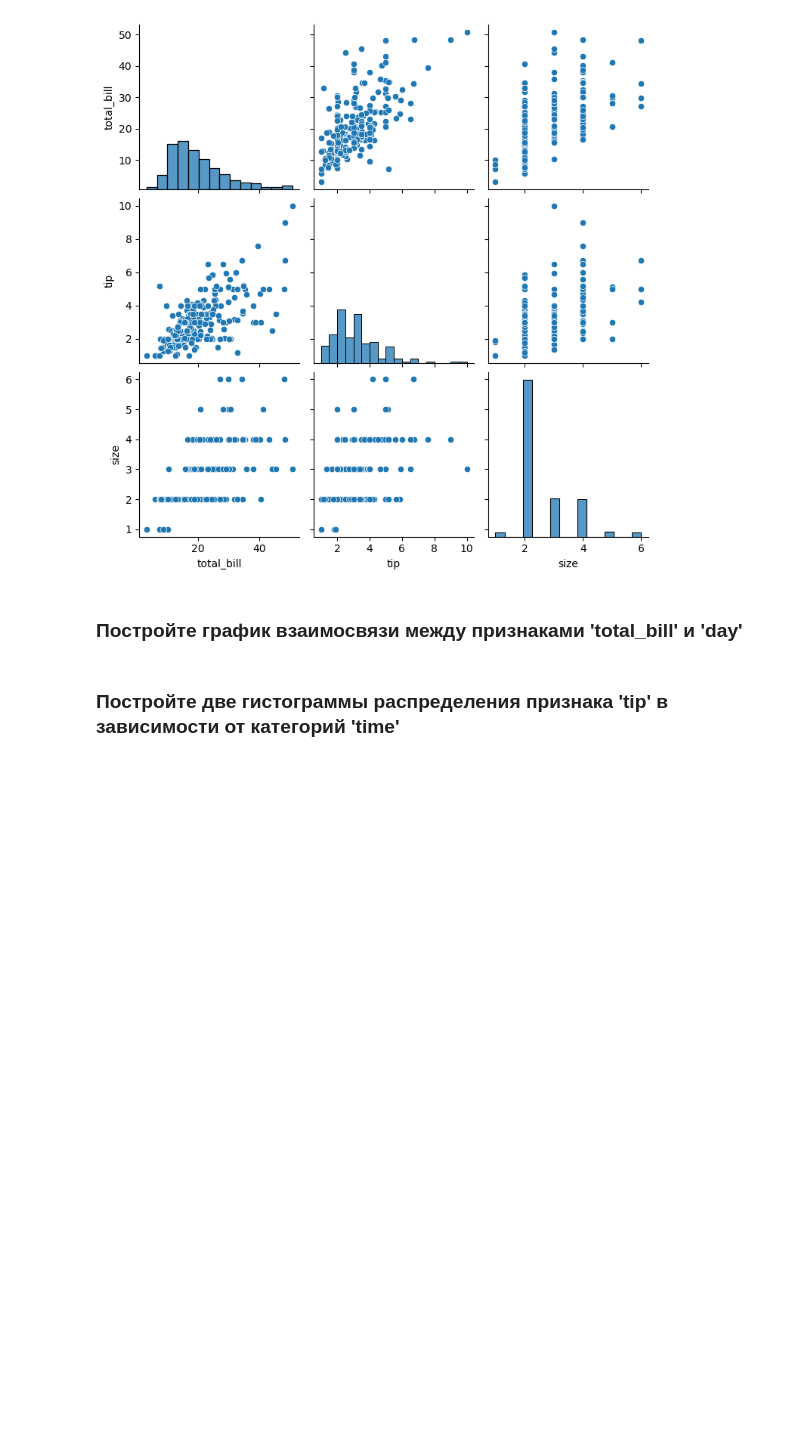
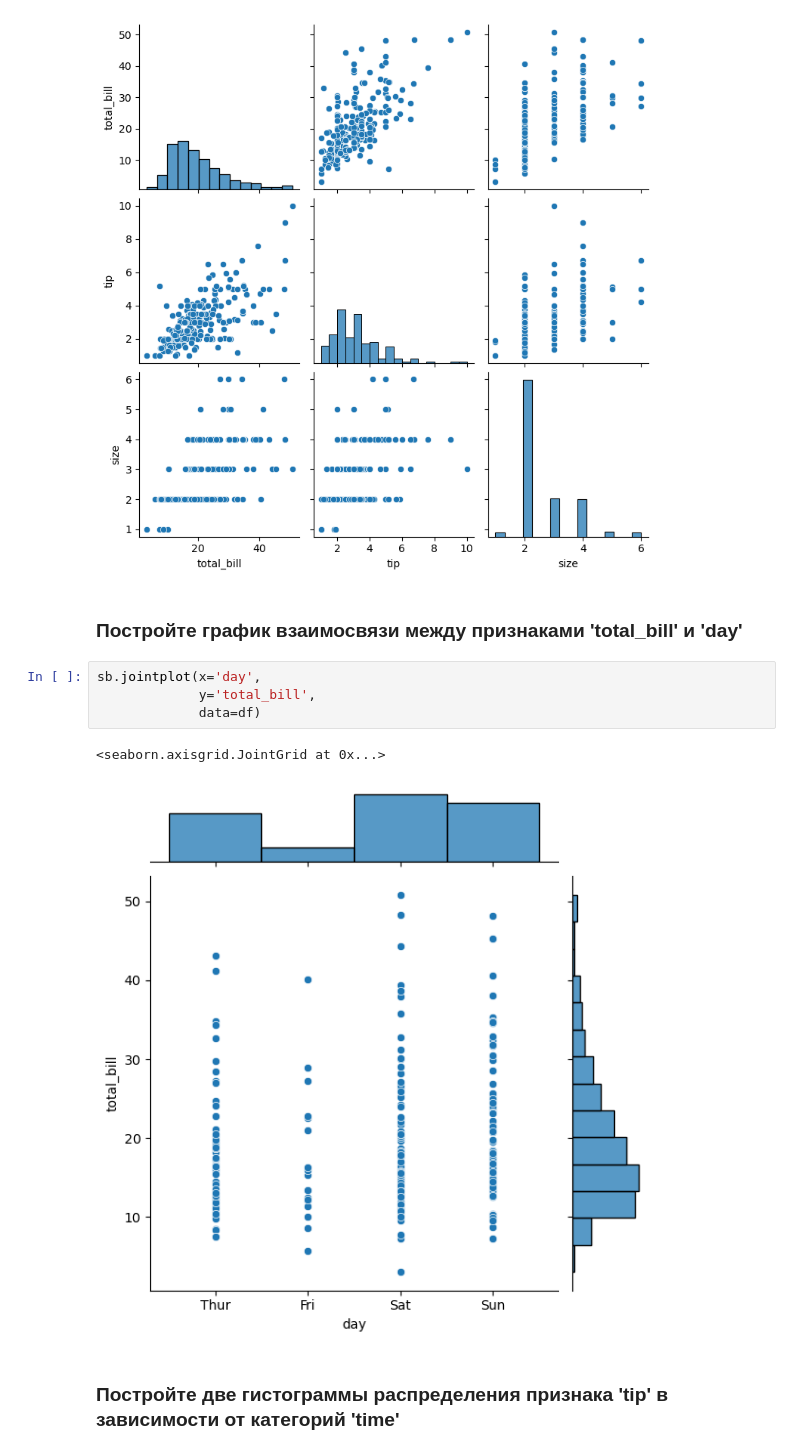
Before and after one commit to volk-anastasia/OTUS-homeworks, a Jupyter notebook: homework3/Analyze and Visualize.ipynb, the cells around one changed output. Drawn from its saved outputs; the diff is of its cells as text; blank space fills up the shorter version.

```diff
--- a/homework3/Analyze and Visualize.ipynb
+++ b/homework3/Analyze and Visualize.ipynb
@@ -245,5 +263,12 @@ print(sb.pairplot(df))
 [figure]
 # %% [markdown]
 ### Постройте график взаимосвязи между признаками 'total_bill' и 'day'
+# %%
+sb.jointplot(x='day',
+             y='total_bill',
+             data=df)
+# %% [output]
+<seaborn.axisgrid.JointGrid at 0x...>
+[figure, added]
 # %% [markdown]
 ### Постройте две гистограммы распределения признака 'tip' в зависимости от категорий 'time'
```
Also changed, not shown: parts of 18 cells of this notebook.
